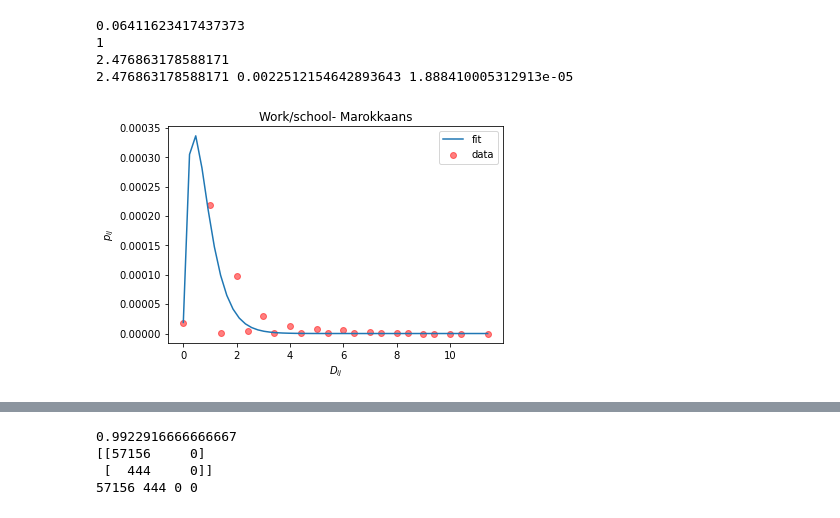
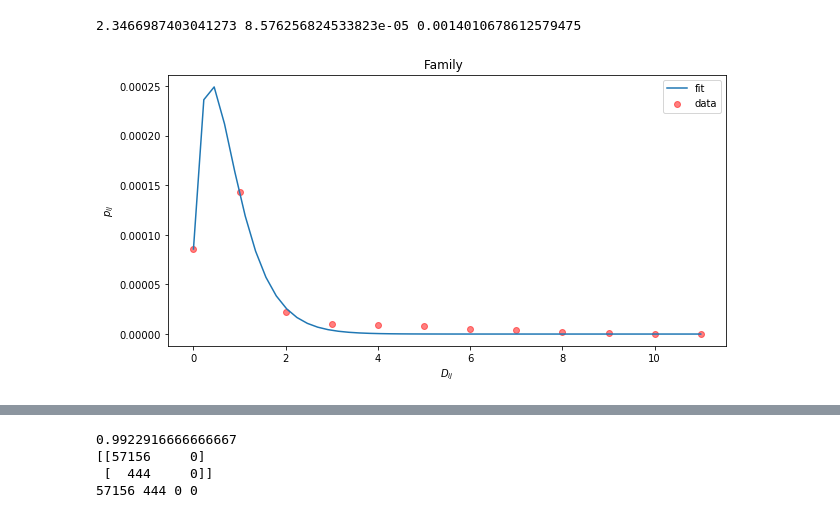
Before and after one commit to kamielgulpen/CLS-thesis, a Jupyter notebook: Notebooks/homophily as a process generating social networks.ipynb, the cells around one changed output, grey strips where cells are left out. Saved outputs shown, nothing was run; the diff lists cells and outputs as text; code cells hidden in the pictures.

```diff
--- a/Notebooks/homophily as a process generating social networks.ipynb
+++ b/Notebooks/homophily as a process generating social networks.ipynb
@@ -47,3 +86,10 @@ import scipy
 from scipy.spatial import distance, distance_matrix
 from scipy import optimize
 from scipy.special import lambertw
+from igraph import Graph
+
+import igraph as ig
+
+
+import matplotlib.pyplot as plt
+plt.rcParams['figure.figsize'] = [10, 5]
@@ -573,16 +1010,6 @@ Name: source_group, Length: 25165, dtype: object
 from sklearn.metrics import mean_squared_error
 from scipy import stats
 
-def prob_function(d_ij,alpha, a, beta, b):
-#     beta =0.0000014074102356647932
-
-#     p_ij =(a)/( 1 + ((1/b * d_ij) ** alpha))
-
-#     p_ij = (a + beta * d_ij)  / (1 + ( 1/b * d_ij) **alpha)
-
-    p_ij = ( a+ (beta *d_ij)) * np.exp(- alpha * d_ij)
-
-    return p_ij
 
 
 def prob_function2(dist,etn_dist, age_dist, gender_dist, opl_dist):
@@ -628,9 +1055,9 @@ def get_df(df, name, logistic = True, seperated = True):
         df['dij_a'] = df[name+'_age_d']
         df['dij_g'] = df[name+'_gender_d']
         df['dij_o'] = df[name+'_opl_d']
-        df['dij_e'] = df[name+'_etn_d']
+        df['dij_e'] = df[name+'_etn_d'].round(0)
         df['pij'] = df[name+'_pij']
-        df['dij'] = df[name+'_age_d'] + df[name+'_gender_d'] + df[name+'_opl_d'] + df[name+'_etn_d']
+        df['dij'] =  df[name+'_gender_d']  + df[name+'_opl_d'] + df[name+'_etn_d'].round(0) + df[name+'_age_d']
 
 
 
@@ -794,41 +1159,39 @@ bounds = [np.array([r_min, r_max]), np.array([r_min, r_max]),  np.array([r_min,
 # %%
 from scipy.optimize import curve_fit
 df2 = df1.groupby(by='dij').mean().reset_index()
 
-
+df1['dij_e']
 # df3 = df1[df1['dij'] != 0]
 ydata =df1['pij']
 xdata = df1['dij']
+
+
 x = np.linspace(0, max(xdata))
 # plt.scatter(xdata,ydata)
 # print(xdata)
 
-print(max(df1['pij']))
-p0 = [0,a,1e-3,0]
-popt, pcov = curve_fit(prob_function, xdata, ydata, maxfev=5000,p0=p0, bounds=((0, 0, 0, 0), (np.inf, np.inf, np.inf, np.inf)))
+# print(max(df1['pij']))
+p0 = [0,a,1e-3,1e-3]
+popt, pcov = curve_fit(prob_function, xdata, ydata, maxfev=5000,p0=p0, bounds=((0, 0, 1e-5, 0), (np.inf, np.inf, np.inf, np.inf)))
 
-# print(popt)
 
-# print(df1)
-# print(df2)
-print(list(df2['pij']).index(max(df2['pij'])))
 # print(list(df2['dij']).index(max(df2['pij'])))
 plt.scatter(df2['dij'], df2['pij'], alpha=.5, c='r',  label="data" )
 plt.plot(x, prob_function(x, popt[0], popt[1], popt[2], popt[3]), label = 'fit')
-plt.title(f'Work/school- {group}')
+plt.title(f'{translate[layer]} {group}')
 plt.xlabel('$D_{ij}$')
 plt.ylabel('$p_{ij}$')
 
-print(popt[0])
+
 plt.legend()
 alpha, a, beta, b = popt
 
 # plt.ylim(-0.001,0.001)
-print(alpha, beta, a)
+print(alpha, a, beta)
+# plt.ylim(0, 0.00025)
+
+# plt.savefig(f'{translate[layer]}_probability_distance_equation_V.pdf')
 plt.show()
 # %% [output]
-0.06411623417437373
-1
-2.476863178588171
-2.476863178588171 0.0022512154642893643 1.888410005312913e-05
+2.3466987403041273 8.576256824533823e-05 0.0014010678612579475
-[figure, old version]
+[figure, new version]
```
Also changed, not shown: parts of 36 cells of this notebook, 34 other files.
